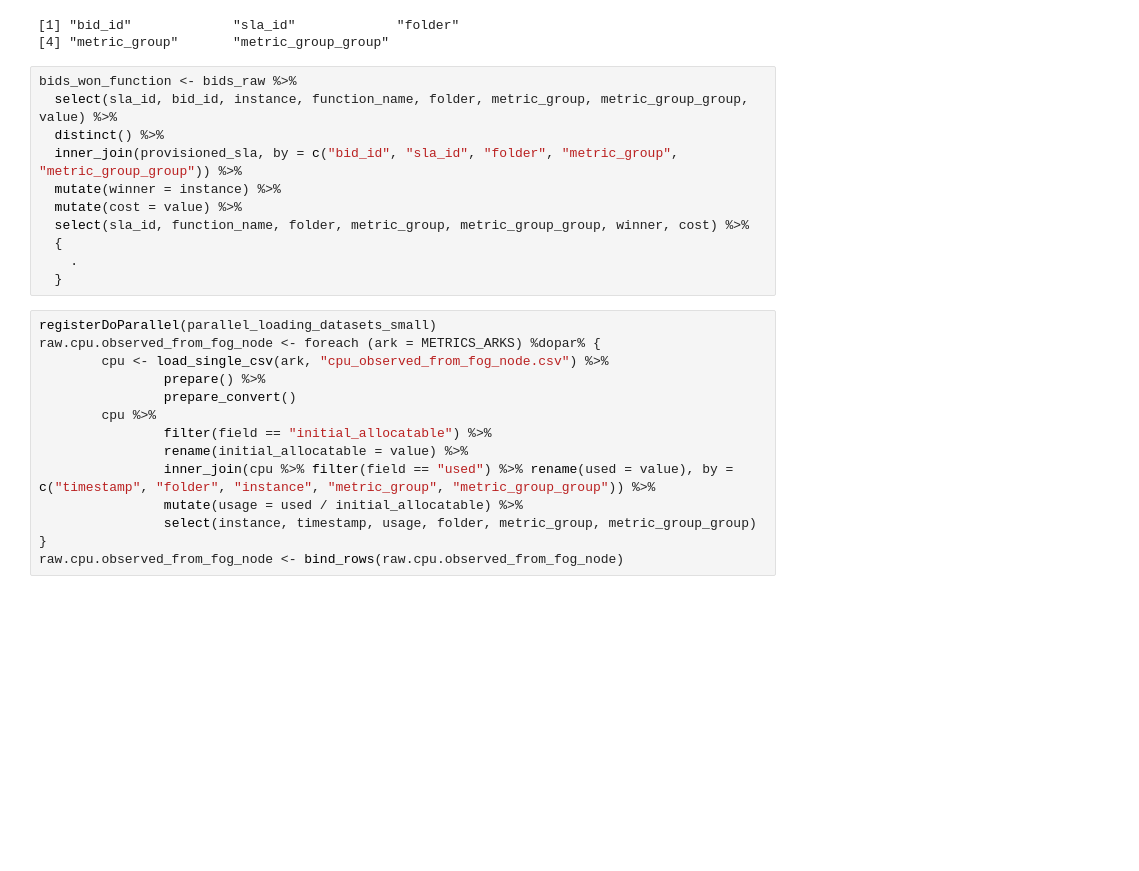
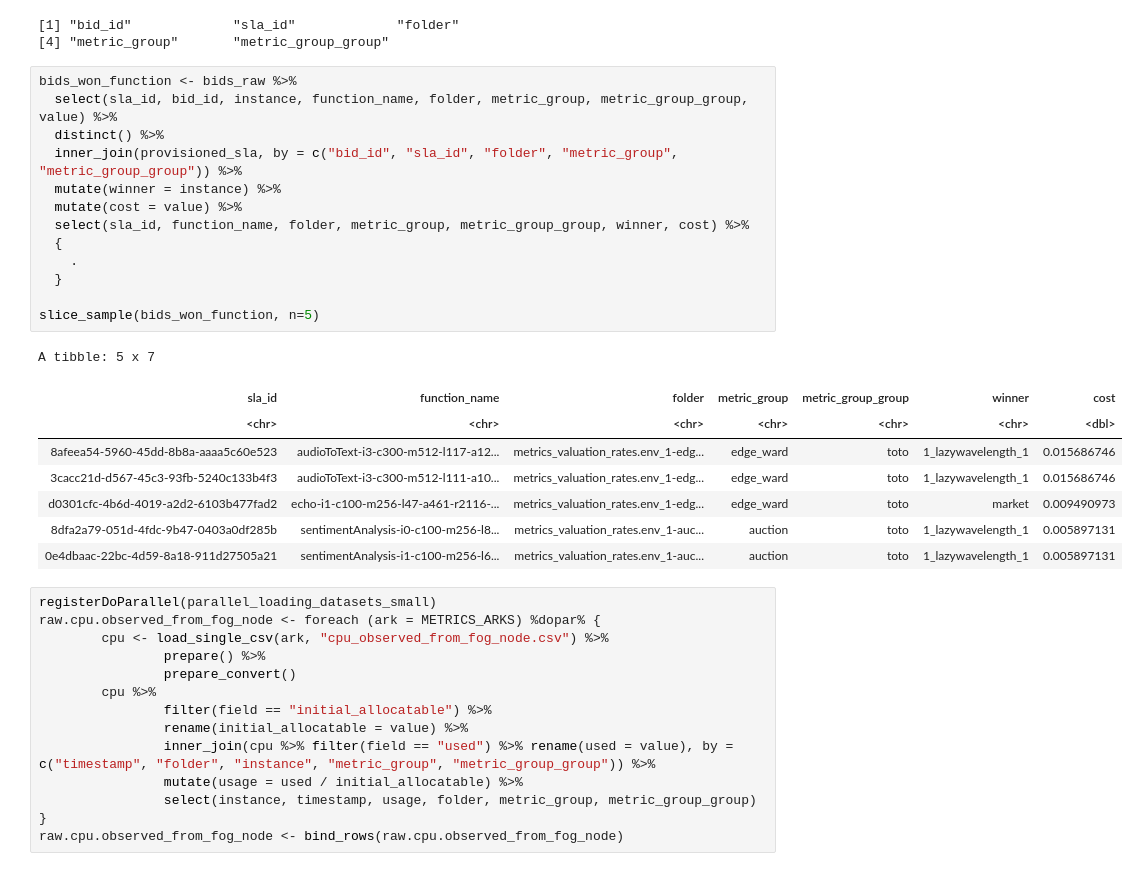
Before and after one commit to VolodiaPG/giraff, a Jupyter notebook: testbed/experiment.ipynb, the cells around one changed output. Drawn from its saved outputs; the diff is of its cells as text; blank space fills up the shorter version.

```diff
--- a/testbed/experiment.ipynb
+++ b/testbed/experiment.ipynb
@@ -600,14 +612,25 @@ New names:
 # %%
 bids_won_function <- bids_raw %>%
   select(sla_id, bid_id, instance, function_name, folder, metric_group, metric_group_group, value) %>%
   distinct() %>%
   inner_join(provisioned_sla, by = c("bid_id", "sla_id", "folder", "metric_group", "metric_group_group")) %>%
   mutate(winner = instance) %>%
   mutate(cost = value) %>%
   select(sla_id, function_name, folder, metric_group, metric_group_group, winner, cost) %>%
   {
     .
   }
+
+slice_sample(bids_won_function, n=5)
+# %% [output]
+A tibble: 5 x 7
+| sla_id | function_name | folder | metric_group | metric_group_group | winner | cost |
+| <chr> | <chr> | <chr> | <chr> | <chr> | <chr> | <dbl> |
+| 8afeea54-5960-45dd-8b8a-aaaa5c60e523 | audioToText-i3-c300-m512-l117-a12... | metrics_valuation_rates.env_1-edg... | edge_ward | toto | 1_lazywavelength_1 | 0.015686746 |
+| 3cacc21d-d567-45c3-93fb-5240c133b4f3 | audioToText-i3-c300-m512-l111-a10... | metrics_valuation_rates.env_1-edg... | edge_ward | toto | 1_lazywavelength_1 | 0.015686746 |
+| d0301cfc-4b6d-4019-a2d2-6103b477fad2 | echo-i1-c100-m256-l47-a461-r2116-... | metrics_valuation_rates.env_1-edg... | edge_ward | toto | market | 0.009490973 |
+| 8dfa2a79-051d-4fdc-9b47-0403a0df285b | sentimentAnalysis-i0-c100-m256-l8... | metrics_valuation_rates.env_1-auc... | auction | toto | 1_lazywavelength_1 | 0.005897131 |
+| 0e4dbaac-22bc-4d59-8a18-911d27505a21 | sentimentAnalysis-i1-c100-m256-l6... | metrics_valuation_rates.env_1-auc... | auction | toto | 1_lazywavelength_1 | 0.005897131 |
 # %%
 registerDoParallel(parallel_loading_datasets_small)
 raw.cpu.observed_from_fog_node <- foreach (ark = METRICS_ARKS) %dopar% {
```
Also changed, not shown: parts of 18 cells of this notebook, 13 other files.
